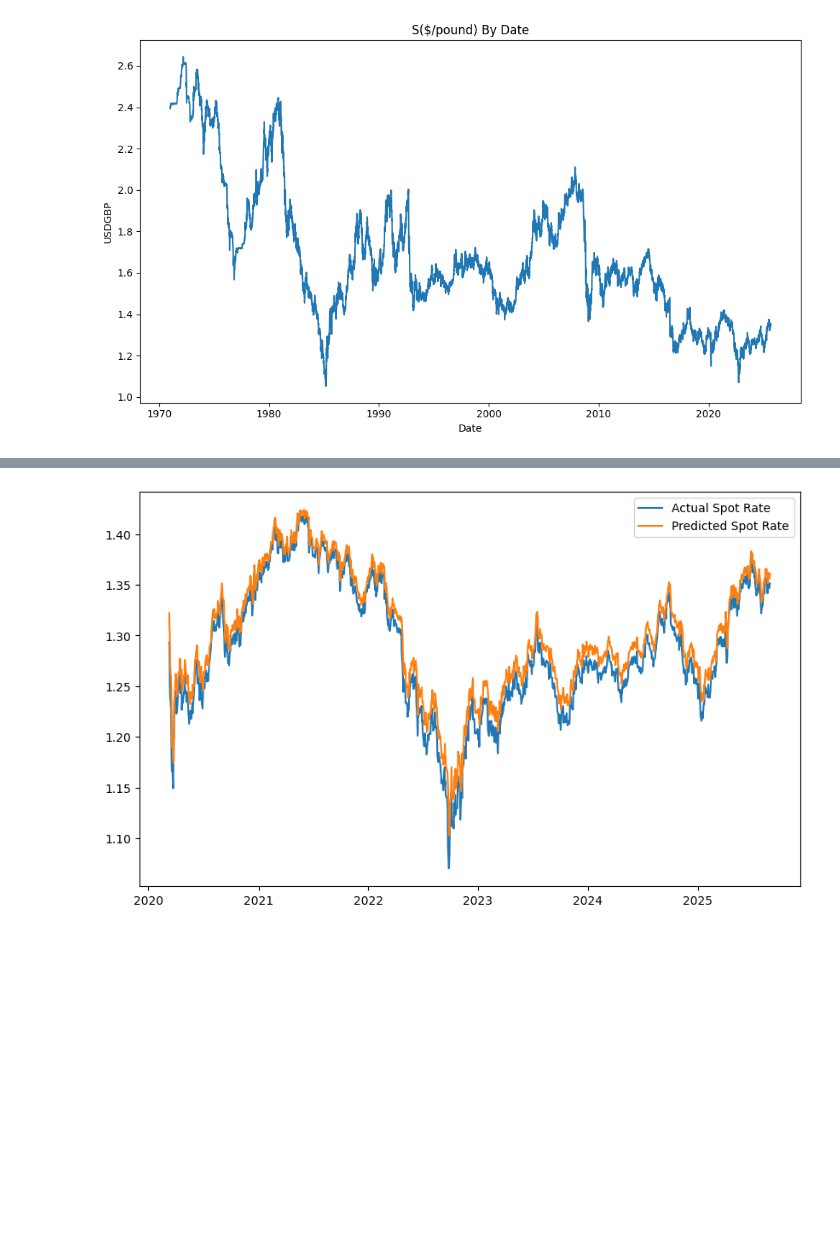
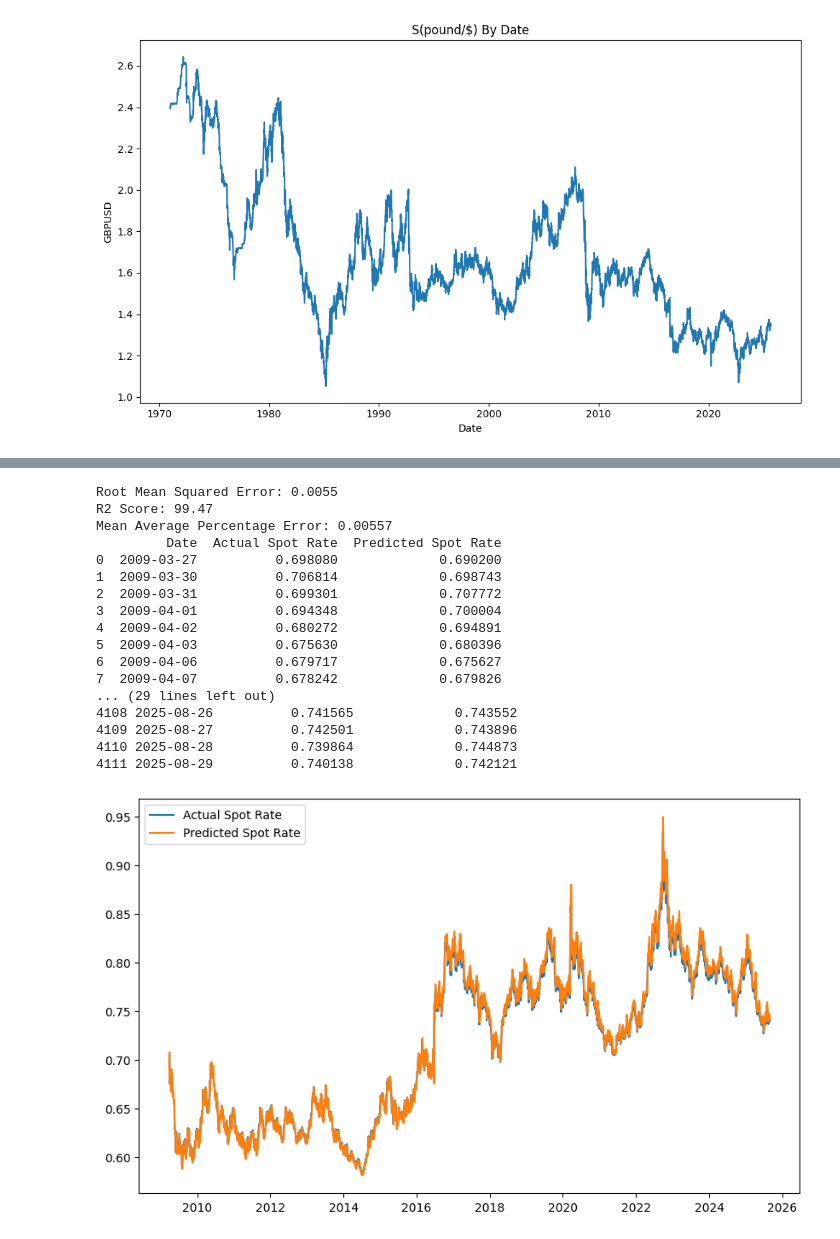
Before and after one commit to nickkats1/Spot-Rate-Forecasting, a Jupyter notebook: notebooks/Spot_Rate_LSTM.ipynb, the cells around one changed output, grey strips where cells are left out. Cells and saved outputs as stored; diff of their text form; code cells hidden in the pictures; blank space fills up the shorter version.

```diff
--- a/notebooks/Spot_Rate_LSTM.ipynb
+++ b/notebooks/Spot_Rate_LSTM.ipynb
@@ -24,17 +24,17 @@ fred = fr.Fred(fred_api_key)
 
 
 
-usdgbp = fred.get_series("DEXUSUK")
-usdgbp.name = "USDGBP"
+GBPUSD = fred.get_series("DEXUSUK")
+GBPUSD.name = "GBPUSD"
 
-df = pd.concat([usdgbp],axis=1).dropna()
+df = pd.concat([GBPUSD],axis=1).dropna()
 df = df.reset_index()
 df['Date'] = df['index']
 df.drop('index',axis=1,inplace=True)
 
 plt.figure(figsize=(10,6))
-sns.lineplot(x='Date',y='USDGBP',data=df)
-plt.title("S($/pound) By Date")
+sns.lineplot(x='Date',y='GBPUSD',data=df)
+plt.title("S(pound/$) By Date")
 plt.savefig("images/spotrate.png")
 plt.tight_layout()
 plt.show()
@@ -45,11 +45,11 @@ cuda:0
 
 
 
-df['GBPUSD'] = 1 / df['USDGBP']
+df['USDGBP'] = 1 / df['GBPUSD']
 
 plt.figure(figsize=(10,6))
-sns.lineplot(x=df['Date'],y=df['GBPUSD'])
-plt.title("S(pound/$)")
-plt.savefig("images/sportrate_GBPUSD")
+sns.lineplot(x=df['Date'],y=df['USDGBP'])
+plt.title("S(usd/pound)")
+plt.savefig("images/spotrate_USDGBP")
 plt.show()
 # %% [output]
@@ -71,11 +71,11 @@ print(f'1:1 Parity of of Exchange Rates: {A.T}')
 df.drop("GBPUSD",inplace=True,axis=1)
 df.drop_duplicates(inplace=True)
 
-df_train = df.iloc[:,0:1].values
+df_train = df.iloc[:,1:2].values
 
 
 
-train_size = int(len(df_train) * .90)
+train_size = int(len(df_train) * .70)
 
 
 train_data = df_train[:train_size]
@@ -172,30 +172,61 @@ Epoch: 499; train_RSEM: 0.007761; Test RSME: 0.01026
 # %%
 
 with torch.no_grad():
     pred = model(X_test)
     pred_np = pred.cpu().numpy()
     y_test_np = y_test.cpu().numpy()
     pred_rescaled = scaler.inverse_transform(pred_np)
     actual_rescaled = scaler.inverse_transform(y_test_np)
 
 
+# Root-Mean Squared Error
+rmse = root_mean_squared_error(actual_rescaled,pred_rescaled)
+print(f"Root Mean Squared Error: {rmse:.4f}")
 
-test_dates = df.iloc[train_size + seq_length:]['Date']
+# R2 Score
+r2 = r2_score(actual_rescaled,pred_rescaled)
+print(f'R2 Score: {r2*100:.2f}')
 
+
+# root mean average
+mape = mean_absolute_percentage_error(actual_rescaled,pred_rescaled)
+print(f'Mean Average Percentage Error: {mape:.4}')
+
+
+test_dates = df.iloc[train_size + seq_length:]['Date'].reset_index(drop=True)
 
 comparison_df = pd.DataFrame({
     "Date": test_dates,
     "Actual Spot Rate": actual_rescaled.flatten(),
     "Predicted Spot Rate": pred_rescaled.flatten()
 })
 
+print(comparison_df.head(20))
+print(comparison_df.tail(20))
 
 
 plt.figure(figsize=(10,6))
 plt.plot(comparison_df['Date'],comparison_df["Actual Spot Rate"],label="Actual Spot Rate")
 plt.plot(comparison_df['Date'],comparison_df['Predicted Spot Rate'],label="Predicted Spot Rate")
 plt.legend()
 plt.savefig("images/predicted_vs_actual_SpotRate-USD-GBP.png")
 plt.show()
 # %% [output]
+Root Mean Squared Error: 0.0055
+R2 Score: 99.47
+Mean Average Percentage Error: 0.00557
+         Date  Actual Spot Rate  Predicted Spot Rate
+0  2009-03-27          0.698080             0.690200
+1  2009-03-30          0.706814             0.698743
+2  2009-03-31          0.699301             0.707772
+3  2009-04-01          0.694348             0.700004
+4  2009-04-02          0.680272             0.694891
+5  2009-04-03          0.675630             0.680396
+6  2009-04-06          0.679717             0.675627
+7  2009-04-07          0.678242             0.679826
+... (29 lines left out)
+4108 2025-08-26          0.741565             0.743552
+4109 2025-08-27          0.742501             0.743896
+4110 2025-08-28          0.739864             0.744873
+4111 2025-08-29          0.740138             0.742121
-[figure, old version]
+[figure, new version]
```
Also changed, not shown: parts of 4 cells of this notebook, 17 other files.
